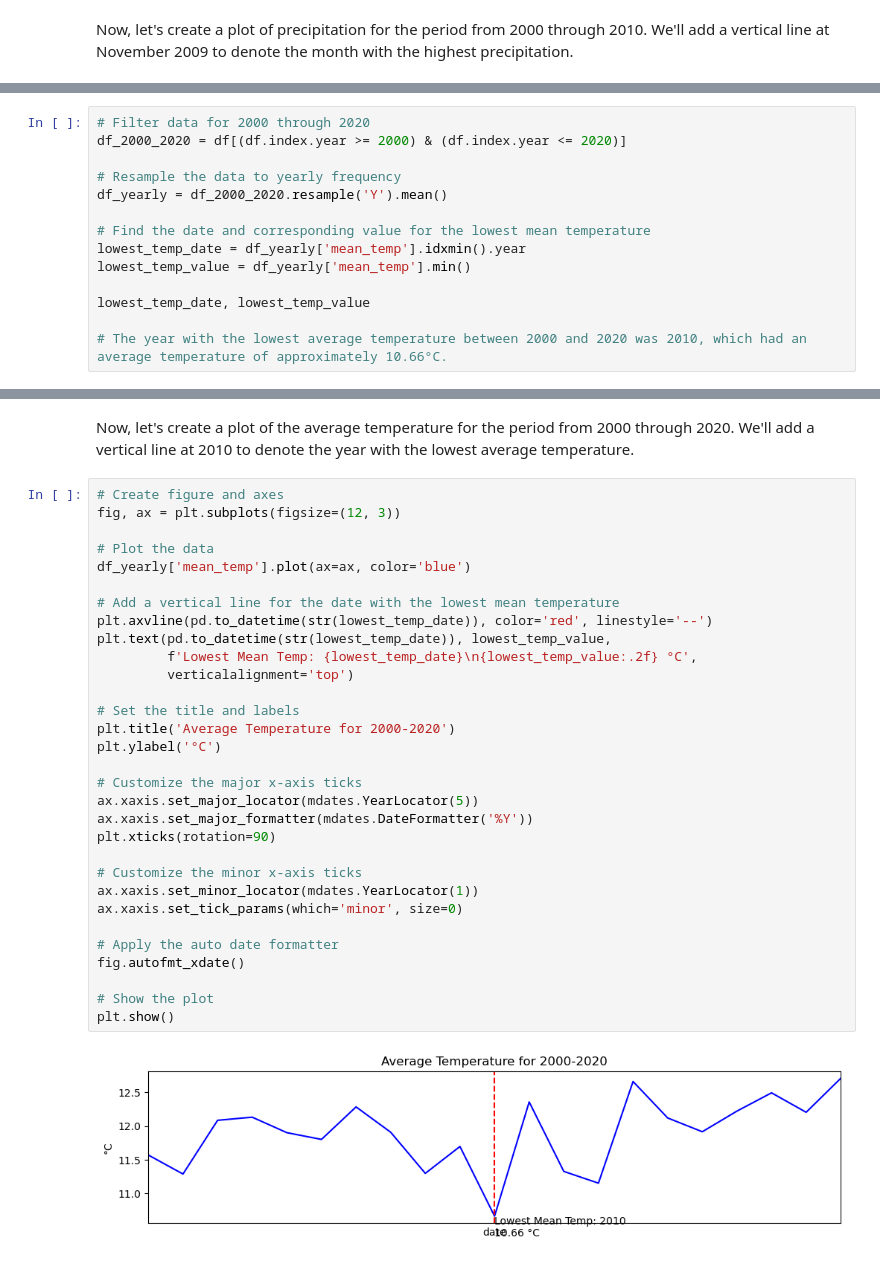
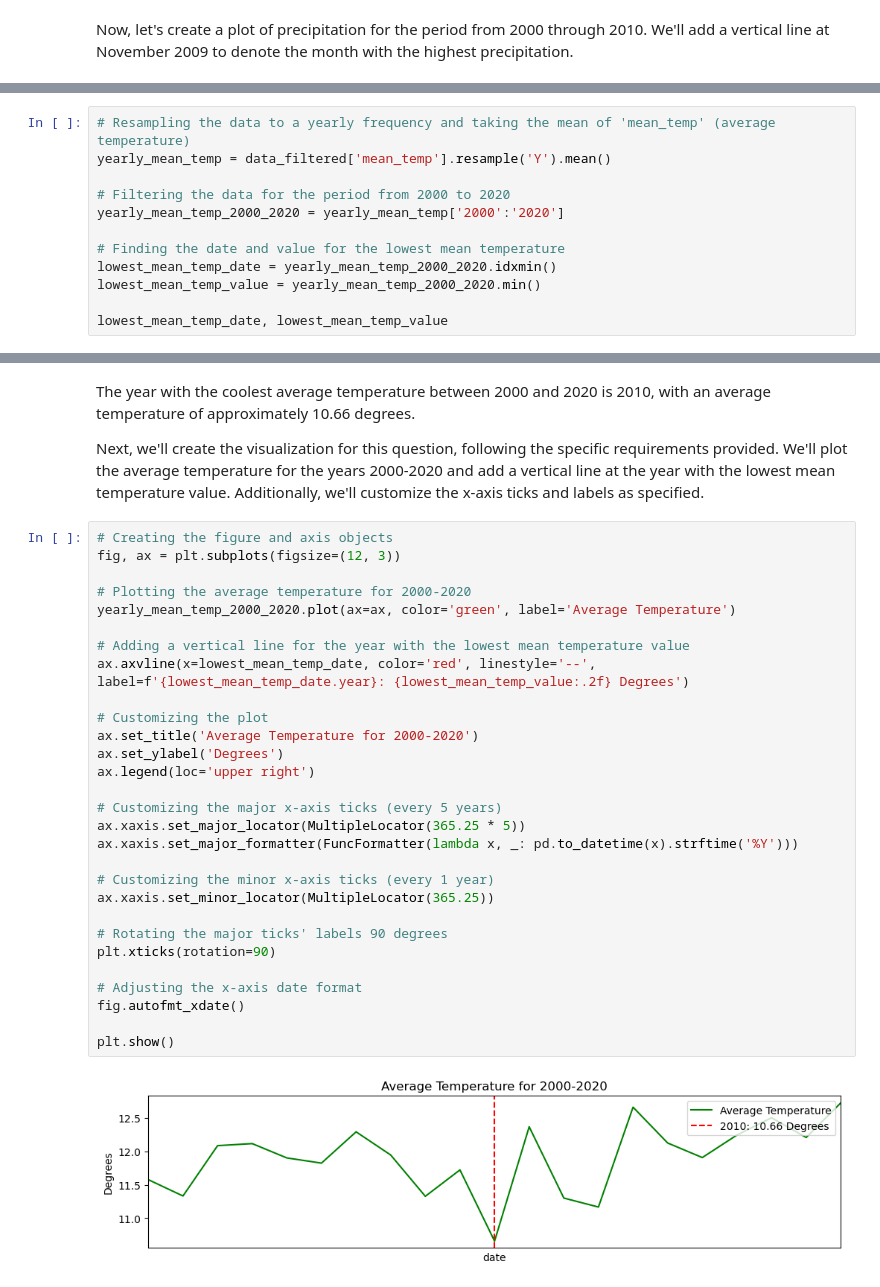
Before and after one commit to Noctua28/Resampling-Datetime-Data, a Jupyter notebook: Resampling Datetime Data.ipynb, the cells around one changed output, grey strips where cells are left out. Cells and saved outputs as stored; diff of their text form.

```diff
--- a/Resampling Datetime Data.ipynb
+++ b/Resampling Datetime Data.ipynb
@@ -164,17 +178,15 @@ To answer this question, we need to:
 
 Let's start by resampling the data to a yearly frequency and finding the year with the lowest average temperature.
 # %%
-# Filter data for 2000 through 2020
-df_2000_2020 = df[(df.index.year >= 2000) & (df.index.year <= 2020)]
+# Resampling the data to a yearly frequency and taking the mean of 'mean_temp' (average temperature)
+yearly_mean_temp = data_filtered['mean_temp'].resample('Y').mean()
 
-# Resample the data to yearly frequency
-df_yearly = df_2000_2020.resample('Y').mean()
+# Filtering the data for the period from 2000 to 2020
+yearly_mean_temp_2000_2020 = yearly_mean_temp['2000':'2020']
 
-# Find the date and corresponding value for the lowest mean temperature
-lowest_temp_date = df_yearly['mean_temp'].idxmin().year
-lowest_temp_value = df_yearly['mean_temp'].min()
+# Finding the date and value for the lowest mean temperature
+lowest_mean_temp_date = yearly_mean_temp_2000_2020.idxmin()
+lowest_mean_temp_value = yearly_mean_temp_2000_2020.min()
 
-lowest_temp_date, lowest_temp_value
-
-# The year with the lowest average temperature between 2000 and 2020 was 2010, which had an average temperature of approximately 10.66°C.
+lowest_mean_temp_date, lowest_mean_temp_value
 # %% [output]
@@ -182,36 +194,36 @@ lowest_temp_date, lowest_temp_value
 # %% [markdown]
-Now, let's create a plot of the average temperature for the period from 2000 through 2020. We'll add a vertical line at 2010 to denote the year with the lowest average temperature.
+The year with the coolest average temperature between 2000 and 2020 is 2010, with an average temperature of approximately 10.66 degrees.
+
+Next, we'll create the visualization for this question, following the specific requirements provided. We'll plot the average temperature for the years 2000-2020 and add a vertical line at the year with the lowest mean temperature value. Additionally, we'll customize the x-axis ticks and labels as specified.
 # %%
-# Create figure and axes
+# Creating the figure and axis objects
 fig, ax = plt.subplots(figsize=(12, 3))
 
-# Plot the data
-df_yearly['mean_temp'].plot(ax=ax, color='blue')
+# Plotting the average temperature for 2000-2020
+yearly_mean_temp_2000_2020.plot(ax=ax, color='green', label='Average Temperature')
 
-# Add a vertical line for the date with the lowest mean temperature
-plt.axvline(pd.to_datetime(str(lowest_temp_date)), color='red', linestyle='--')
-plt.text(pd.to_datetime(str(lowest_temp_date)), lowest_temp_value,
-         f'Lowest Mean Temp: {lowest_temp_date}\n{lowest_temp_value:.2f} °C',
-         verticalalignment='top')
+# Adding a vertical line for the year with the lowest mean temperature value
+ax.axvline(x=lowest_mean_temp_date, color='red', linestyle='--', label=f'{lowest_mean_temp_date.year}: {lowest_mean_temp_value:.2f} Degrees')
 
-# Set the title and labels
-plt.title('Average Temperature for 2000-2020')
-plt.ylabel('°C')
+# Customizing the plot
+ax.set_title('Average Temperature for 2000-2020')
+ax.set_ylabel('Degrees')
+ax.legend(loc='upper right')
 
-# Customize the major x-axis ticks
-ax.xaxis.set_major_locator(mdates.YearLocator(5))
-ax.xaxis.set_major_formatter(mdates.DateFormatter('%Y'))
+# Customizing the major x-axis ticks (every 5 years)
+ax.xaxis.set_major_locator(MultipleLocator(365.25 * 5))
+ax.xaxis.set_major_formatter(FuncFormatter(lambda x, _: pd.to_datetime(x).strftime('%Y')))
+
+# Customizing the minor x-axis ticks (every 1 year)
+ax.xaxis.set_minor_locator(MultipleLocator(365.25))
+
+# Rotating the major ticks' labels 90 degrees
 plt.xticks(rotation=90)
 
-# Customize the minor x-axis ticks
-ax.xaxis.set_minor_locator(mdates.YearLocator(1))
-ax.xaxis.set_tick_params(which='minor', size=0)
-
-# Apply the auto date formatter
+# Adjusting the x-axis date format
 fig.autofmt_xdate()
 
-# Show the plot
 plt.show()
 # %% [output]
-[figure, old version]
+[figure, new version]
 # %% [markdown]
```
Also changed, not shown: parts of 13 cells of this notebook.
